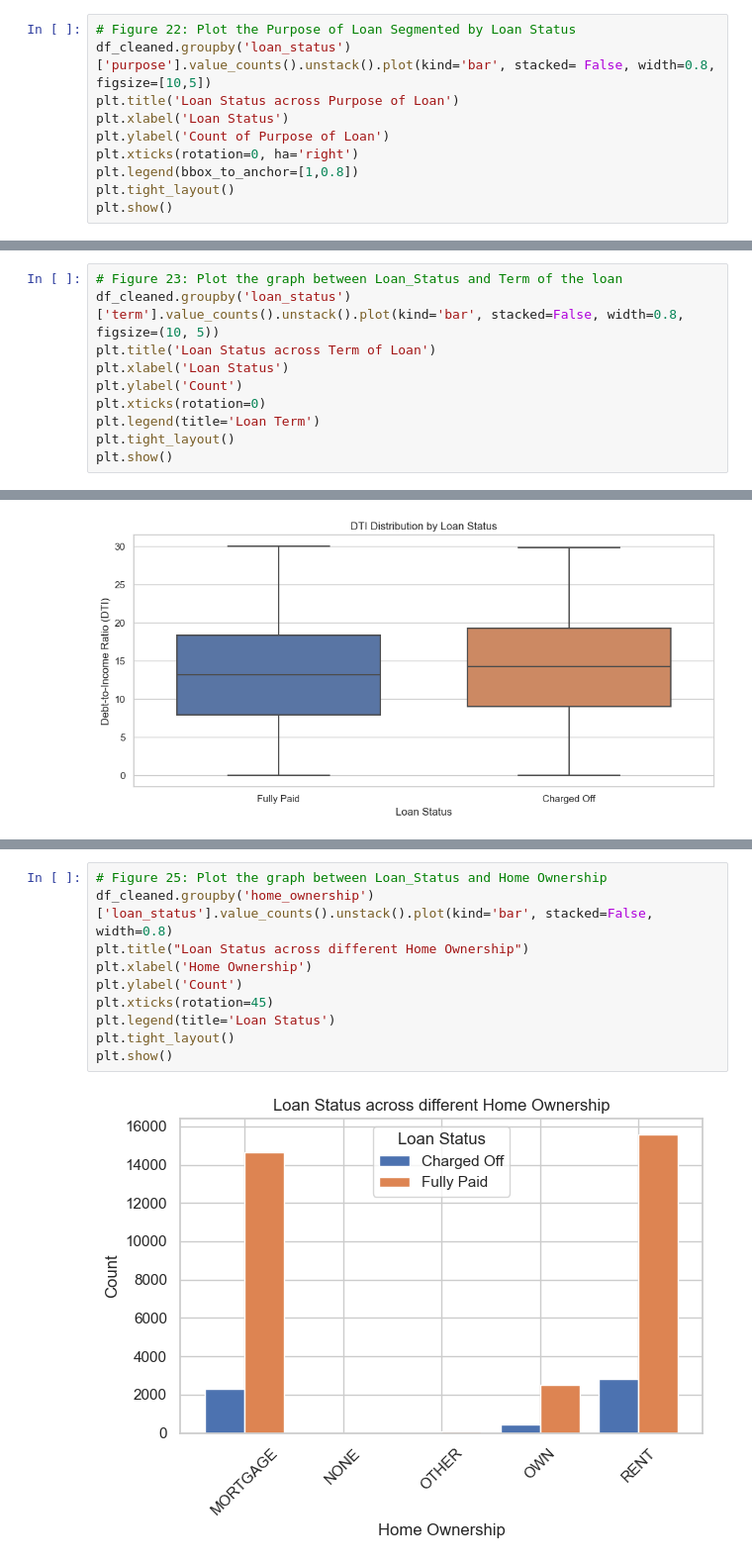
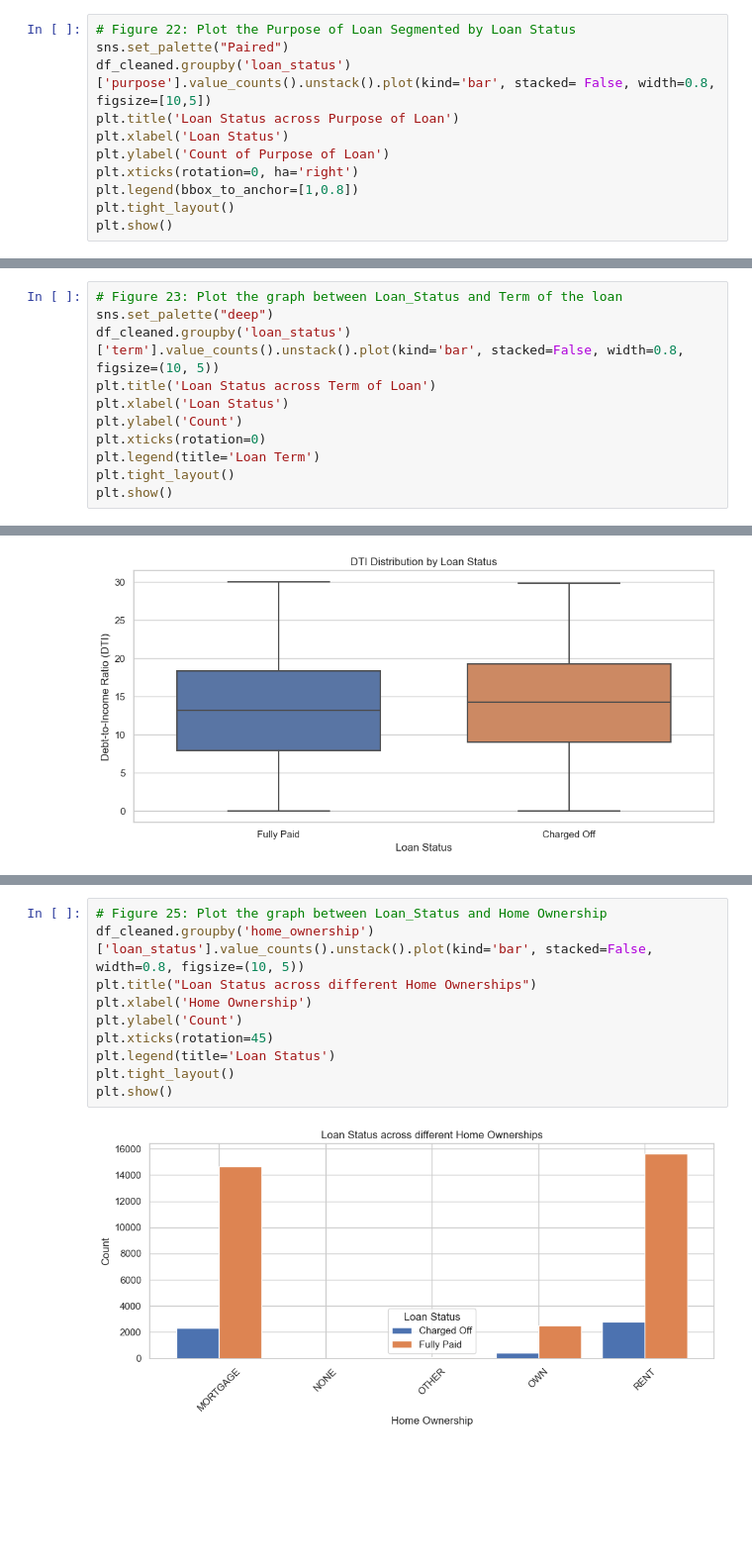
Before and after one commit to sowmilydutta/Lending_Club_Case_Study, a Jupyter notebook: Sowmily_Dutta_Case_study.ipynb, the cells around one changed output, grey strips where cells are left out. Shown at 99% size. Cells and saved outputs as stored; diff of their text form; blank space fills up the shorter version.

```diff
--- a/Sowmily_Dutta_Case_study.ipynb
+++ b/Sowmily_Dutta_Case_study.ipynb
@@ -486,5 +518,6 @@ plt.show()
 # %%
 # Figure 22: Plot the Purpose of Loan Segmented by Loan Status
+sns.set_palette("Paired")
 df_cleaned.groupby('loan_status')['purpose'].value_counts().unstack().plot(kind='bar', stacked= False, width=0.8, figsize=[10,5])
 plt.title('Loan Status across Purpose of Loan')
 plt.xlabel('Loan Status')
@@ -498,5 +536,6 @@ plt.show()
 # %%
 # Figure 23: Plot the graph between Loan_Status and Term of the loan
+sns.set_palette("deep")
 df_cleaned.groupby('loan_status')['term'].value_counts().unstack().plot(kind='bar', stacked=False, width=0.8, figsize=(10, 5))
 plt.title('Loan Status across Term of Loan')
 plt.xlabel('Loan Status')
@@ -534,12 +587,12 @@ plt.show()
 # %%
 # Figure 25: Plot the graph between Loan_Status and Home Ownership
-df_cleaned.groupby('home_ownership')['loan_status'].value_counts().unstack().plot(kind='bar', stacked=False, width=0.8)
-plt.title("Loan Status across different Home Ownership")
+df_cleaned.groupby('home_ownership')['loan_status'].value_counts().unstack().plot(kind='bar', stacked=False, width=0.8, figsize=(10, 5))
+plt.title("Loan Status across different Home Ownerships")
 plt.xlabel('Home Ownership')
 plt.ylabel('Count')
 plt.xticks(rotation=45)
 plt.legend(title='Loan Status')
 plt.tight_layout()
 plt.show()
 # %% [output]
-[figure, old version]
+[figure, new version]
```
Also changed, not shown: parts of 24 cells of this notebook.
